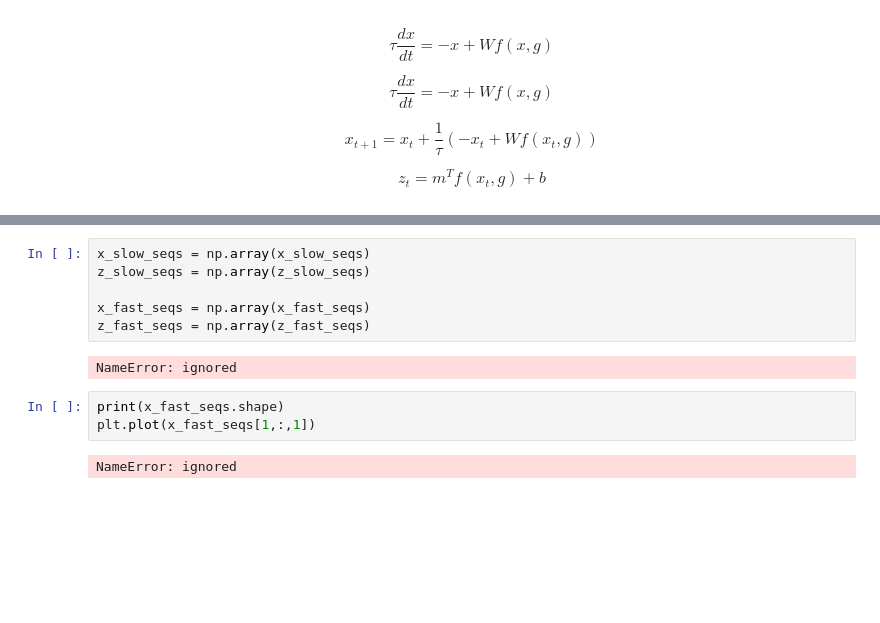
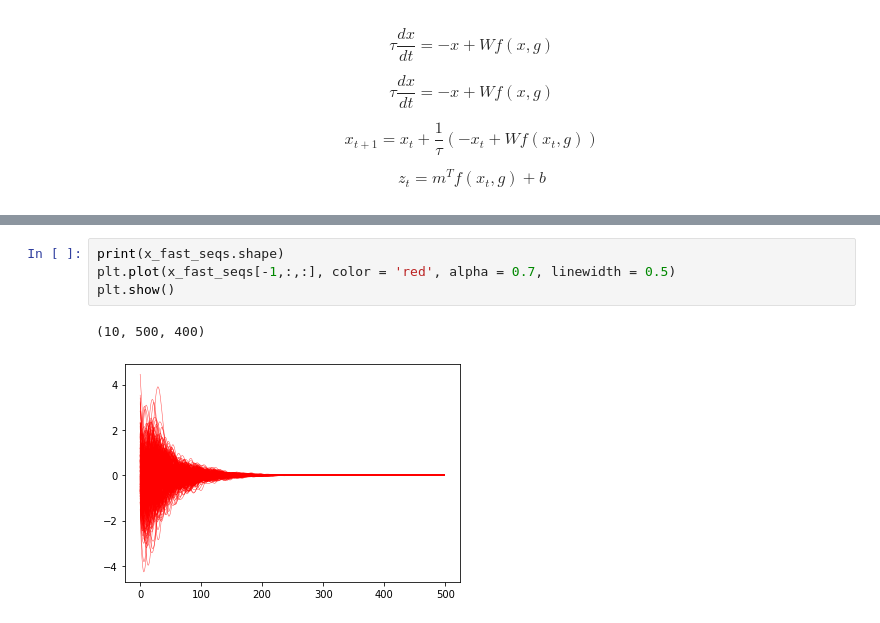
Before and after one commit to juansebastiancalderongarcia/Motor-control-for-speed-transition, a Jupyter notebook: Sebastian_project.ipynb, the cells around one changed output, grey strips where cells are left out. Cells and saved outputs as stored; diff of their text form; blank space fills up the shorter version.

```diff
--- a/Sebastian_project.ipynb
+++ b/Sebastian_project.ipynb
@@ -187,13 +213,7 @@ z_fast_seqs = np.array(z_fast_seqs)
-# %%
-x_slow_seqs = np.array(x_slow_seqs)
-z_slow_seqs = np.array(z_slow_seqs)
-
-x_fast_seqs = np.array(x_fast_seqs)
-z_fast_seqs = np.array(z_fast_seqs)
-# %% [output]
-NameError: ignored
 # %%
 print(x_fast_seqs.shape)
-plt.plot(x_fast_seqs[1,:,1])
+plt.plot(x_fast_seqs[-1,:,:], color = 'red', alpha = 0.7, linewidth = 0.5)
+plt.show()
 # %% [output]
-NameError: ignored
+(10, 500, 400)
+[figure, added]
```
Also changed, not shown: parts of 11 cells of this notebook.
